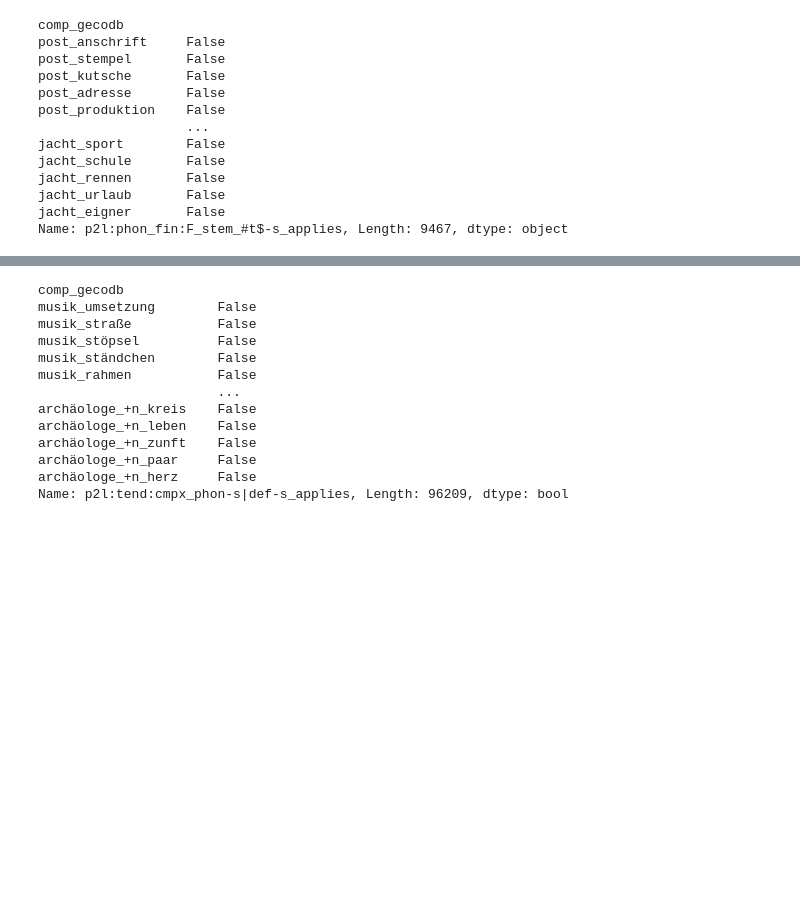
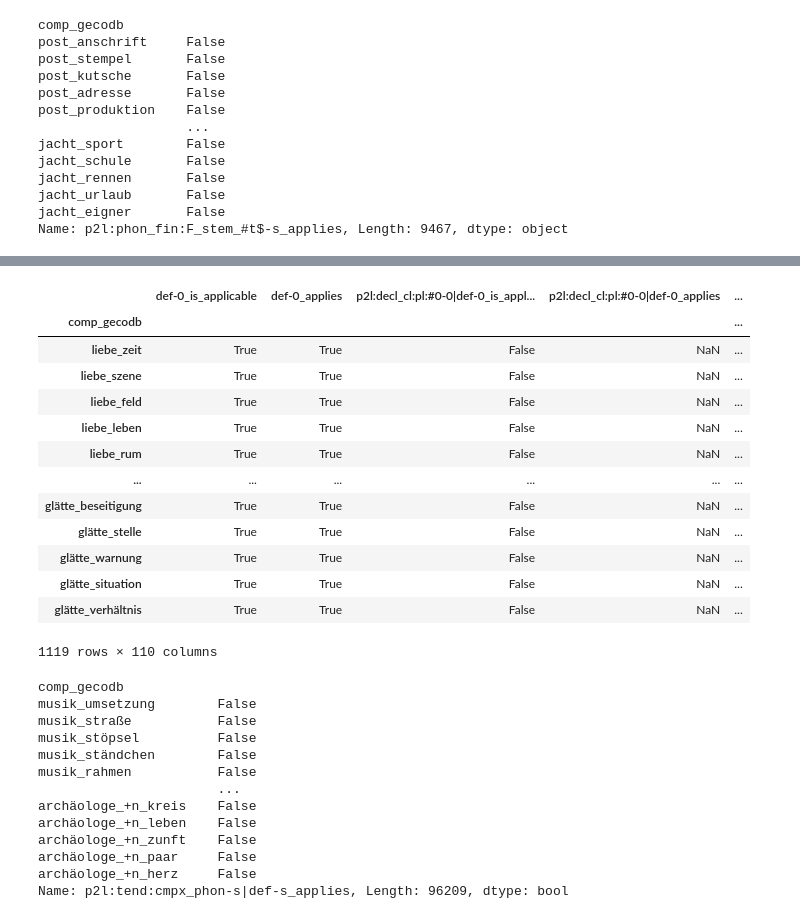
Before and after one commit to maxschmaltz/DieKonstraints, a Jupyter notebook: compounding/constraints/check_applicability/inspect.ipynb, the cells around one changed output, grey strips where cells are left out. Saved outputs shown, nothing was run; the diff lists cells and outputs as text; code cells hidden in the pictures; blank space fills up the shorter version.

```diff
--- a/compounding/constraints/check_applicability/inspect.ipynb
+++ b/compounding/constraints/check_applicability/inspect.ipynb
@@ -73,3 +94,22 @@ Name: p2l:phon_fin:schwa$-en_applies, Length: 11622, dtype: object
+# %%
+t = df[df["p2l:drv:deadj_schwa$-0/en_applies"].fillna(False)]
+ind = [len(comp.split("_")) == 2 for comp in t.index]
+t[ind]
+# %% [output]
+|  | def-0_is_applicable | def-0_applies | p2l:decl_cl:pl:#0-0|def-0_is_appl... | p2l:decl_cl:pl:#0-0|def-0_applies | ... |
+| comp_gecodb |  |  |  |  | ... |
+| liebe_zeit | True | True | False | NaN | ... |
+| liebe_szene | True | True | False | NaN | ... |
+| liebe_feld | True | True | False | NaN | ... |
+| liebe_leben | True | True | False | NaN | ... |
+| liebe_rum | True | True | False | NaN | ... |
+| ... | ... | ... | ... | ... | ... |
+| glätte_beseitigung | True | True | False | NaN | ... |
+| glätte_stelle | True | True | False | NaN | ... |
+| glätte_warnung | True | True | False | NaN | ... |
+| glätte_situation | True | True | False | NaN | ... |
+| glätte_verhältnis | True | True | False | NaN | ... |
+1119 rows × 110 columns
 # %%
 c_id = "p2l:tend:cmpx_phon-s|def-s"
 x = df[f"{c_id}_applies"].dropna(inplace=False)
```
Also changed, not shown: parts of 10 cells of this notebook, 1 other file.
